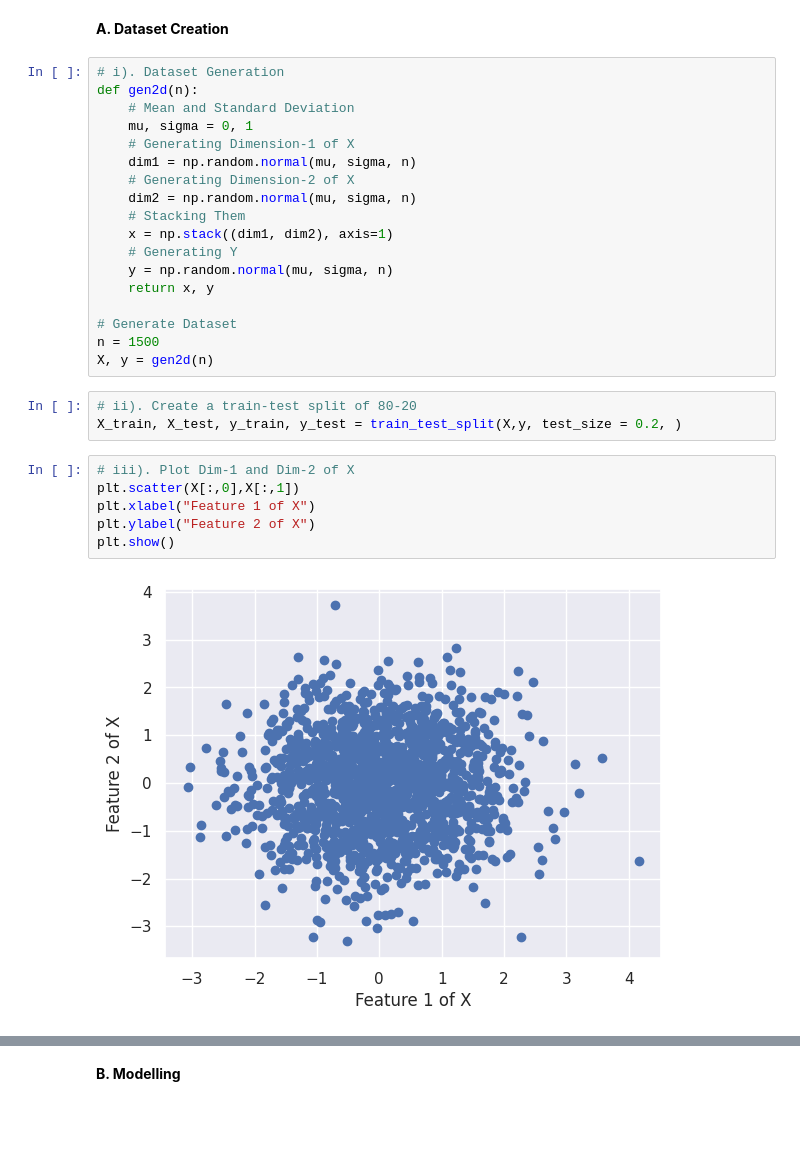
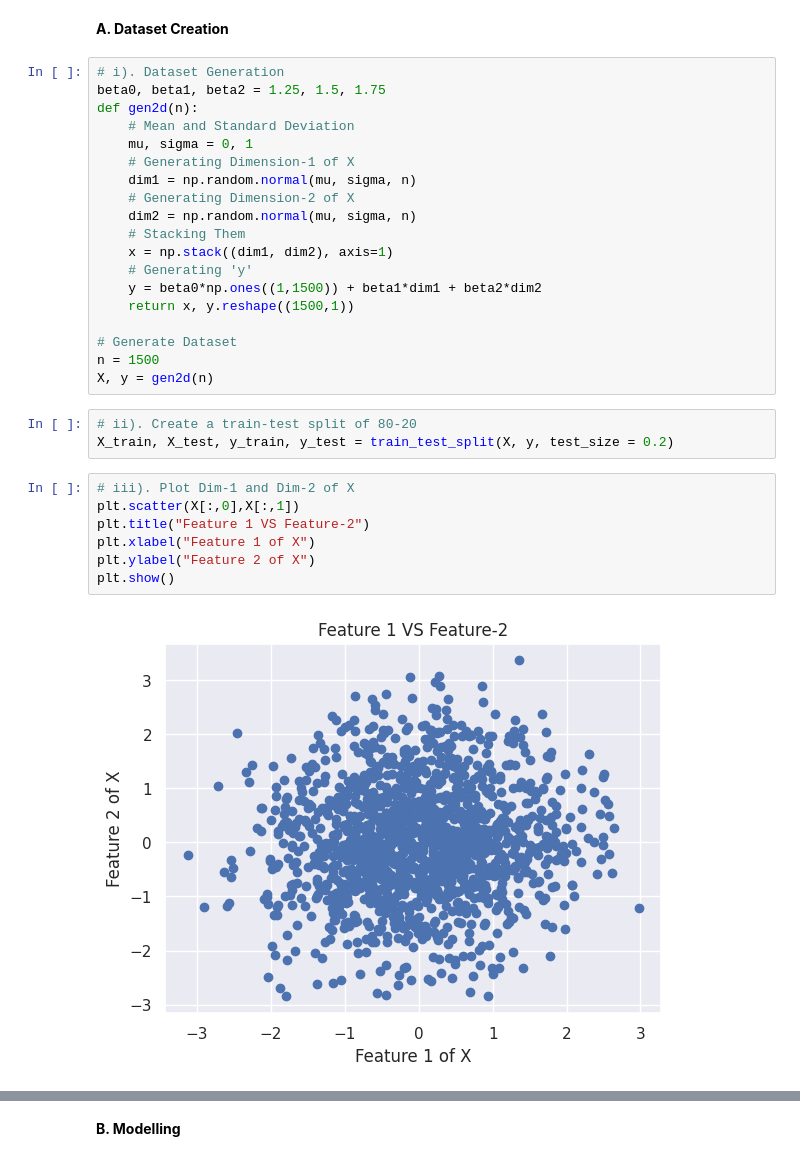
Before and after one commit to nik-hil-24/DS403-Introduction-To-Statistical-Learning, a Jupyter notebook: Assignment2.ipynb, the cells around one changed output, grey strips where cells are left out. Cells and saved outputs as stored; diff of their text form; blank space fills up the shorter version.

```diff
--- a/Assignment2.ipynb
+++ b/Assignment2.ipynb
@@ -15,6 +17,7 @@ sns.set(style='darkgrid')
 **A. Dataset Creation**
 # %%
 # i). Dataset Generation
+beta0, beta1, beta2 = 1.25, 1.5, 1.75
 def gen2d(n):
     # Mean and Standard Deviation
     mu, sigma = 0, 1
@@ -24,21 +27,22 @@ def gen2d(n):
     dim2 = np.random.normal(mu, sigma, n)
     # Stacking Them
     x = np.stack((dim1, dim2), axis=1)
-    # Generating Y
-    y = np.random.normal(mu, sigma, n)
-    return x, y
+    # Generating 'y'
+    y = beta0*np.ones((1,1500)) + beta1*dim1 + beta2*dim2
+    return x, y.reshape((1500,1))
 
 # Generate Dataset
 n = 1500
 X, y = gen2d(n)
 # %%
 # ii). Create a train-test split of 80-20
-X_train, X_test, y_train, y_test = train_test_split(X,y, test_size = 0.2, )
+X_train, X_test, y_train, y_test = train_test_split(X, y, test_size = 0.2)
 # %%
 # iii). Plot Dim-1 and Dim-2 of X
 plt.scatter(X[:,0],X[:,1])
+plt.title("Feature 1 VS Feature-2")
 plt.xlabel("Feature 1 of X")
 plt.ylabel("Feature 2 of X")
 plt.show()
 # %% [output]
-[figure, old version]
+[figure, new version]
```
Also changed, not shown: parts of 12 cells of this notebook.
